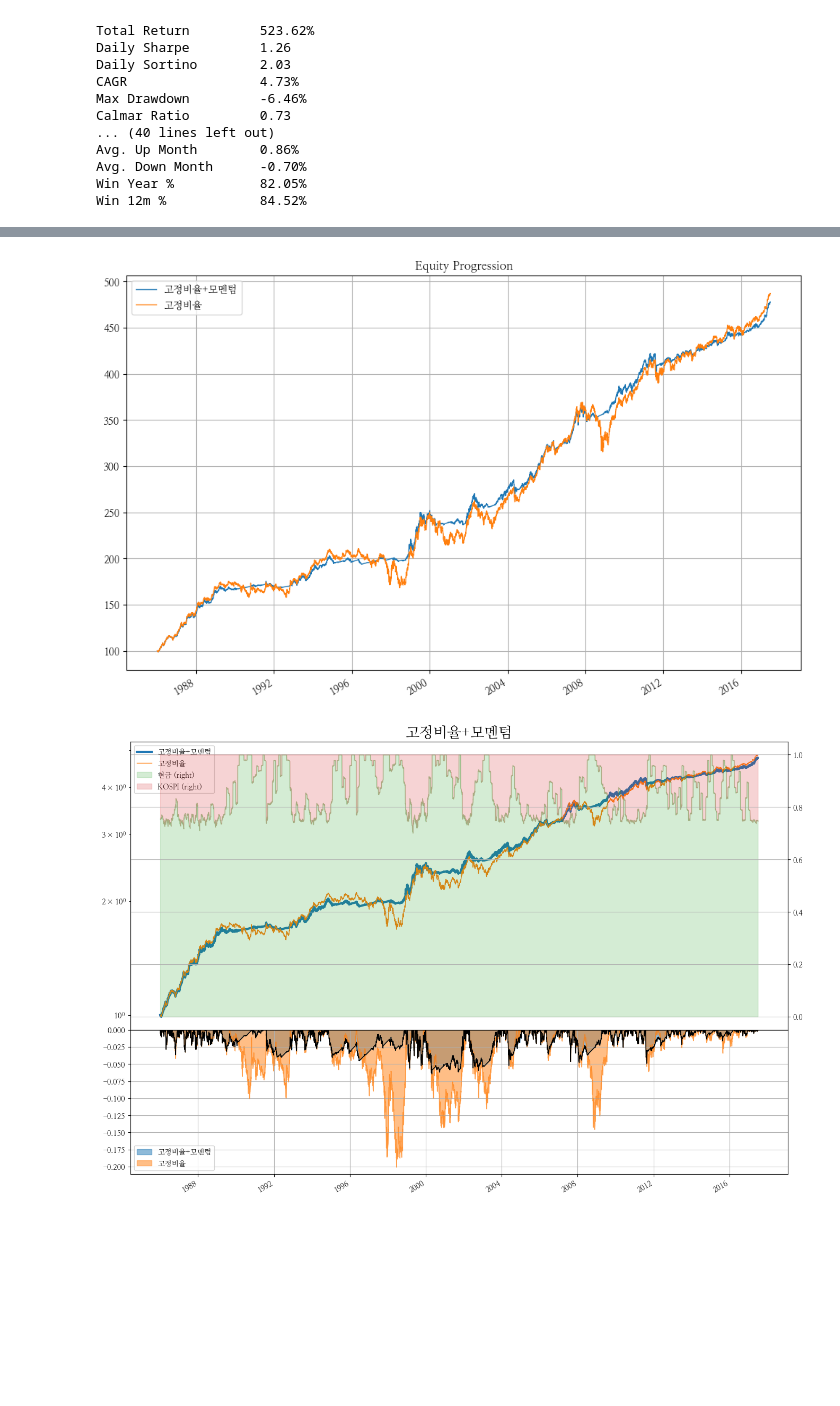
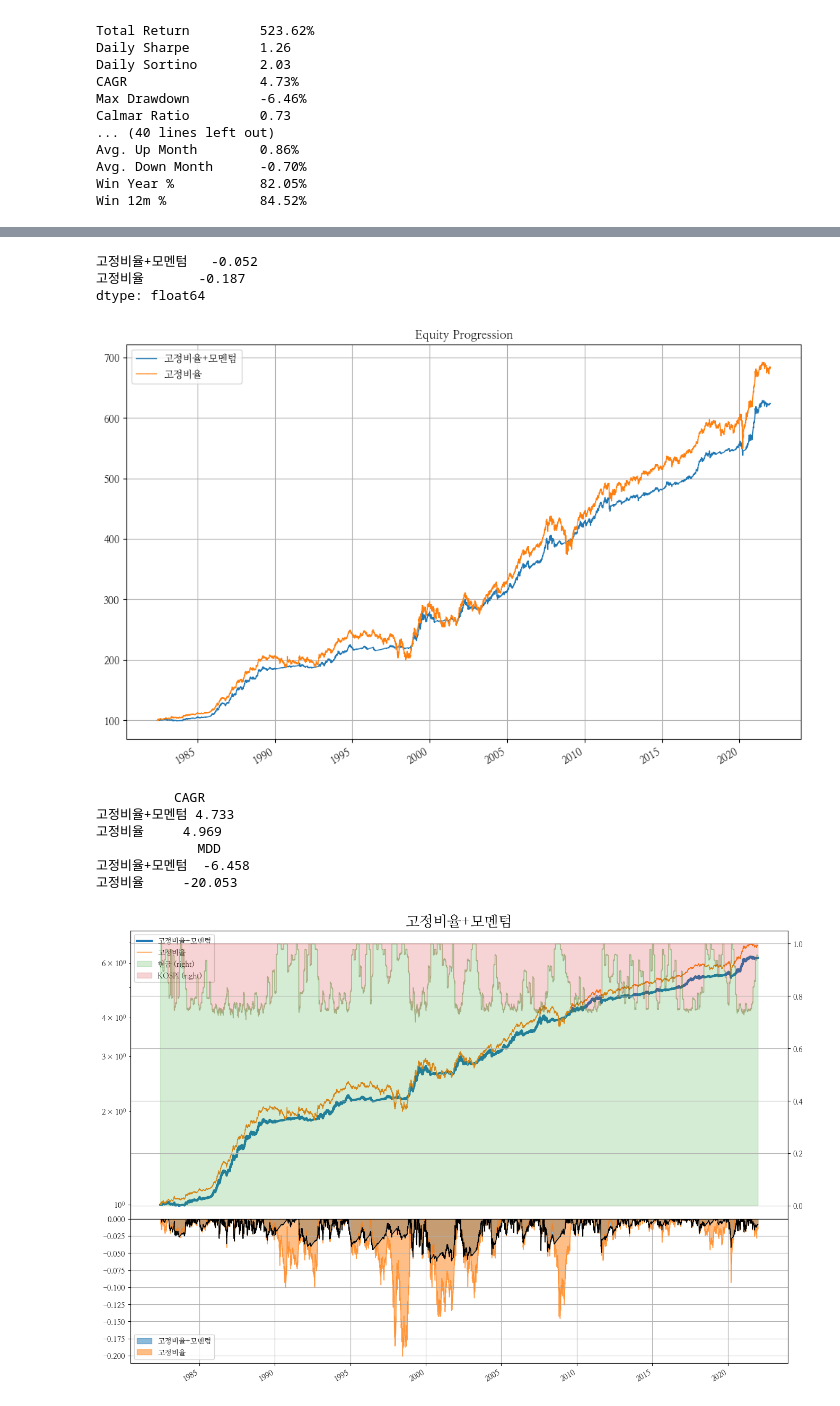
Before and after one commit to hermian/startetf, a Jupyter notebook: 3.17_고정비율_모멘텀스코어.ipynb, the cells around one changed output, grey strips where cells are left out. Cells and saved outputs as stored; diff of their text form; code cells hidden in the pictures; blank space fills up the shorter version.

```diff
--- a/3.17_고정비율_모멘텀스코어.ipynb
+++ b/3.17_고정비율_모멘텀스코어.ipynb
@@ -271,9 +276,9 @@ r고정비율 = bt.run(t고정비율)
 # %%
 r_all = bt.run(bt_fr, t고정비율)
 # %%
-end = '2017-6-30'
+end = e
 # %%
-r_all.set_date_range('1986-1-4', end)
+r_all.set_date_range(start, end)
 r_all.display()
 # %% [output]
 Stat                 고정비율+모멘텀    고정비율
@@ -296,8 +301,20 @@ Win 12m %            83.38%             76.84%
+# %%
+r_all.prices.resample('M').last().to_drawdown_series().min()
+# %% [output]
+고정비율+모멘텀   -0.052
+고정비율       -0.187
+dtype: float64
 # %%
 r_all.plot(figsize=(12,8));
 # %% [output]
-[figure, old version]
+[figure, new version]
 # %%
-plot_assets(r_all, '1986-01-04', '2017-06-30', '고정비율+모멘텀')
+plot_assets(r_all, start, end, '고정비율+모멘텀')
 # %% [output]
+          CAGR
+고정비율+모멘텀 4.733
+고정비율     4.969
+             MDD
+고정비율+모멘텀  -6.458
+고정비율     -20.053
-[figure, old version]
+[figure, new version]
```
Also changed, not shown: parts of 3 cells of this notebook.
